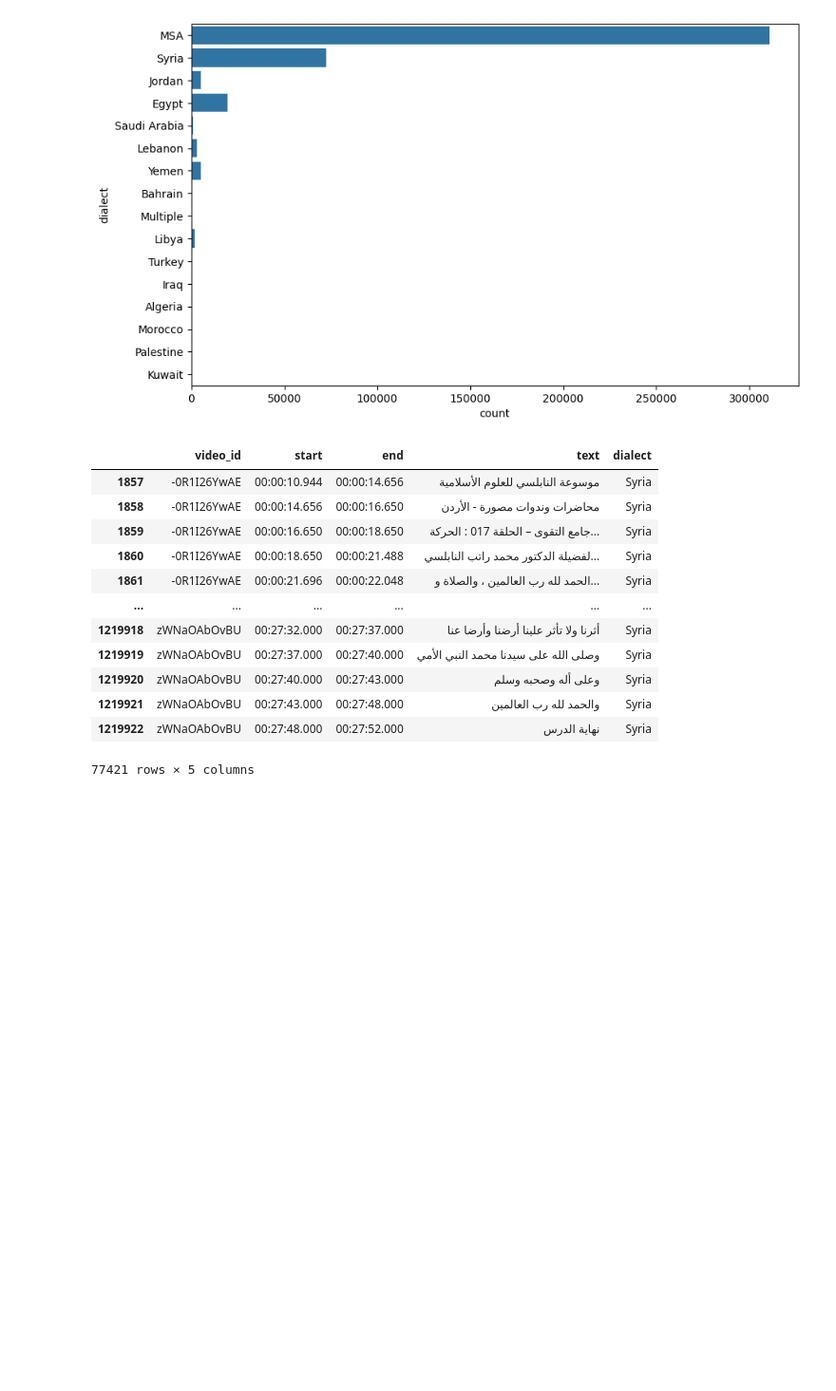
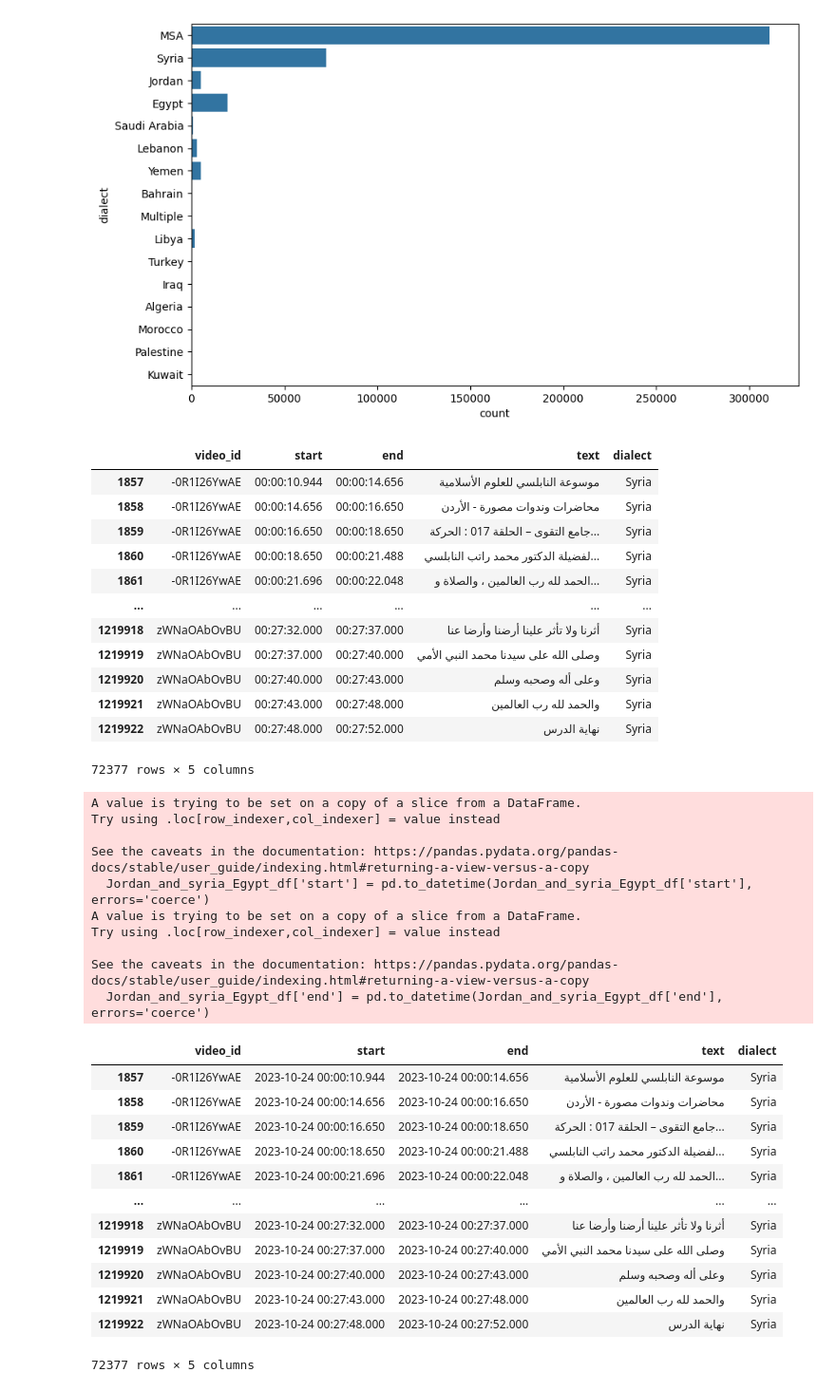
Before and after one commit to AhPro7/data-scripts, a Jupyter notebook: test002.ipynb, the cells around one changed output. Shown: that part at 95% size. Saved outputs shown, nothing was run; the diff lists cells and outputs as text; code cells hidden in the pictures; blank space fills up the shorter version.

Commit message:
Syria

```diff
--- a/test002.ipynb
+++ b/test002.ipynb
@@ -149,8 +149,9 @@ plt.show()
 [figure]
 # %%
 # Jordan videos
-Jordan_and_syria_df = new_df[new_df['dialect'].isin(['Jordan', 'Syria'])]
-Jordan_and_syria_df
+Jordan_and_syria_Egypt_df = new_df[new_df['dialect'].isin(['Syria'])]
+# Jordan_and_syria_Egypt_df = new_df
+Jordan_and_syria_Egypt_df
 # %% [output]
 |  | video_id | start | end | text | dialect |
 | 1857 | -0R1I26YwAE | 00:00:10.944 | 00:00:14.656 | موسوعة النابلسي للعلوم الأسلامية | Syria |
@@ -164,4 +165,42 @@ Jordan_and_syria_df
 | 1219920 | zWNaOAbOvBU | 00:27:40.000 | 00:27:43.000 | وعلى أله وصحبه وسلم | Syria |
 | 1219921 | zWNaOAbOvBU | 00:27:43.000 | 00:27:48.000 | والحمد لله رب العالمين | Syria |
 | 1219922 | zWNaOAbOvBU | 00:27:48.000 | 00:27:52.000 | نهاية الدرس | Syria |
-77421 rows × 5 columns
+72377 rows × 5 columns
+# %%
+# cast start and end to datetime
+Jordan_and_syria_Egypt_df['start'] = pd.to_datetime(Jordan_and_syria_Egypt_df['start'], errors='coerce')
+Jordan_and_syria_Egypt_df['end'] = pd.to_datetime(Jordan_and_syria_Egypt_df['end'], errors='coerce')
+
+# drop rows with errors
+for i, row in Jordan_and_syria_Egypt_df.iterrows():
+    try:
+        pd.Timestamp(row['start'])
+        pd.Timestamp(row['end'])
+    except ValueError:
+        Jordan_and_syria_Egypt_df.drop(i, inplace=True)
+
+Jordan_and_syria_Egypt_df
+# %% [output]
+A value is trying to be set on a copy of a slice from a DataFrame.
+Try using .loc[row_indexer,col_indexer] = value instead
+
+See the caveats in the documentation: https://pandas.pydata.org/pandas-docs/stable/user_guide/indexing.html#returning-a-view-versus-a-copy
+  Jordan_and_syria_Egypt_df['start'] = pd.to_datetime(Jordan_and_syria_Egypt_df['start'], errors='coerce')
+A value is trying to be set on a copy of a slice from a DataFrame.
+Try using .loc[row_indexer,col_indexer] = value instead
+
+See the caveats in the documentation: https://pandas.pydata.org/pandas-docs/stable/user_guide/indexing.html#returning-a-view-versus-a-copy
+  Jordan_and_syria_Egypt_df['end'] = pd.to_datetime(Jordan_and_syria_Egypt_df['end'], errors='coerce')
+|  | video_id | start | end | text | dialect |
+| 1857 | -0R1I26YwAE | 2023-10-24 00:00:10.944 | 2023-10-24 00:00:14.656 | موسوعة النابلسي للعلوم الأسلامية | Syria |
+| 1858 | -0R1I26YwAE | 2023-10-24 00:00:14.656 | 2023-10-24 00:00:16.650 | محاضرات وندوات مصورة - الأردن | Syria |
+| 1859 | -0R1I26YwAE | 2023-10-24 00:00:16.650 | 2023-10-24 00:00:18.650 | جامع التقوى – الحلقة 017 : الحركة... | Syria |
+| 1860 | -0R1I26YwAE | 2023-10-24 00:00:18.650 | 2023-10-24 00:00:21.488 | لفضيلة الدكتور محمد راتب النابلسي... | Syria |
+| 1861 | -0R1I26YwAE | 2023-10-24 00:00:21.696 | 2023-10-24 00:00:22.048 | الحمد لله رب العالمين ، والصلاة و... | Syria |
+| ... | ... | ... | ... | ... | ... |
+| 1219918 | zWNaOAbOvBU | 2023-10-24 00:27:32.000 | 2023-10-24 00:27:37.000 | أثرنا ولا تأثر علينا أرضنا وأرضا عنا | Syria |
+| 1219919 | zWNaOAbOvBU | 2023-10-24 00:27:37.000 | 2023-10-24 00:27:40.000 | وصلى الله على سيدنا محمد النبي الأمي | Syria |
+| 1219920 | zWNaOAbOvBU | 2023-10-24 00:27:40.000 | 2023-10-24 00:27:43.000 | وعلى أله وصحبه وسلم | Syria |
+| 1219921 | zWNaOAbOvBU | 2023-10-24 00:27:43.000 | 2023-10-24 00:27:48.000 | والحمد لله رب العالمين | Syria |
+| 1219922 | zWNaOAbOvBU | 2023-10-24 00:27:48.000 | 2023-10-24 00:27:52.000 | نهاية الدرس | Syria |
+72377 rows × 5 columns
```
Also changed, not shown: parts of 3 cells of this notebook, 1 other file.
